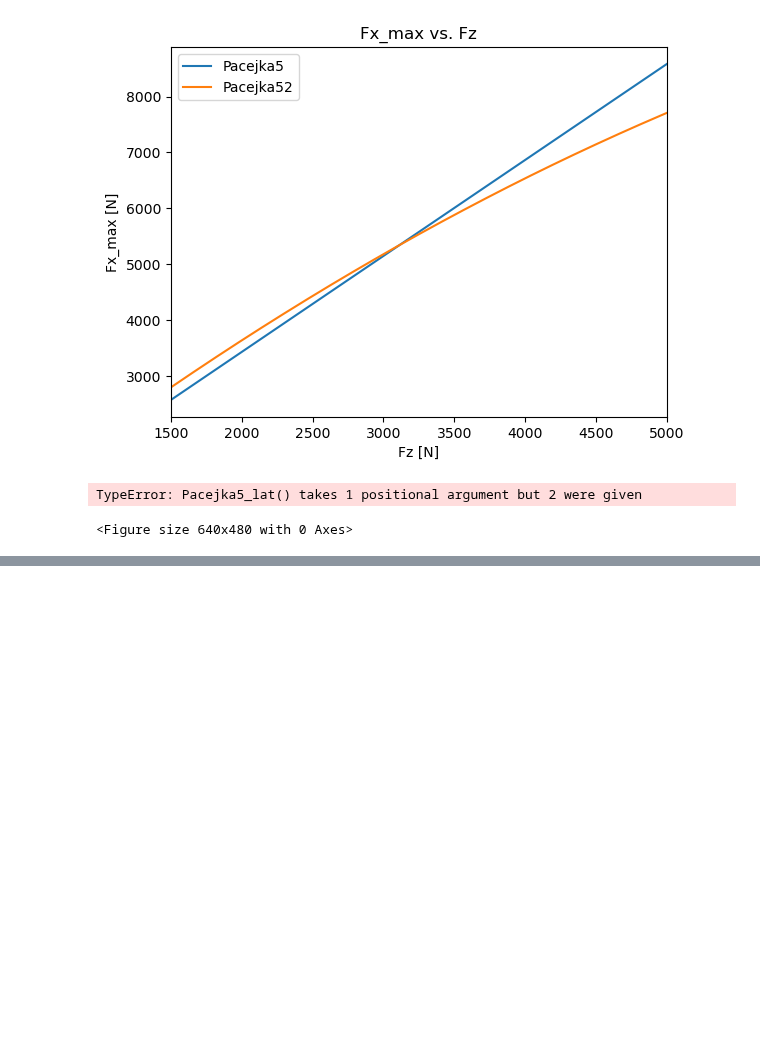
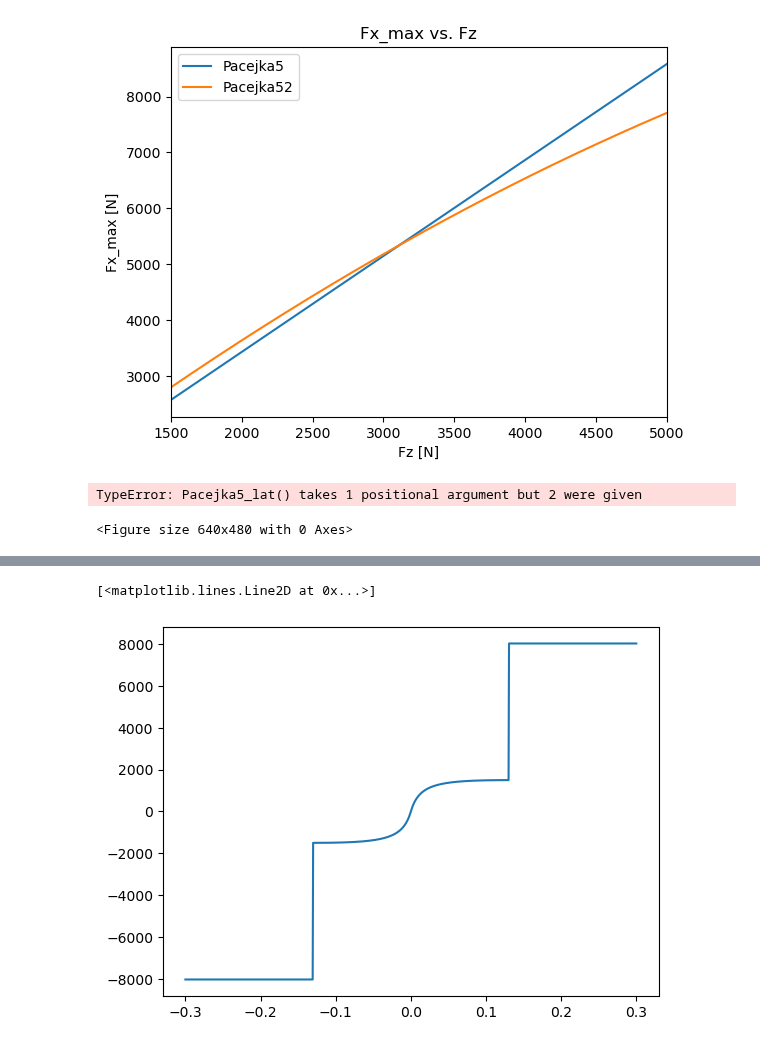
Before and after one commit to BenediktRuhland/SA-Tire-model, a Jupyter notebook: comparision/Fz_Vergleich.ipynb, the cells around one changed output, grey strips where cells are left out. Drawn from its saved outputs; the diff is of its cells as text; code cells hidden in the pictures; blank space fills up the shorter version.

```diff
--- a/comparision/Fz_Vergleich.ipynb
+++ b/comparision/Fz_Vergleich.ipynb
@@ -139,0 +182,15 @@ TypeError: Pacejka5_lat() takes 1 positional argument but 2 were given
+# %%
+DFY = 1.23377206e+05
+FSY = 8.03274447e+03
+SMY = 1.30480776e-01
+SSY = -6.02817710e-01
+SMX = 1.41762125e+03
+FMY = 1500#np.linspace(1500,5000,10)
+j=0
+
+#for j in range(len(FMY)):
+Fy = tm.calcFY(Sx, Sy, DFY, FMY, FSY, SMY, SSY,SMX)
+plt.plot(Sy,Fy,)
+# %% [output]
+[<matplotlib.lines.Line2D at 0x...>]
+[figure, added]
```
Also changed, not shown: parts of 3 cells of this notebook, 3 other files.
